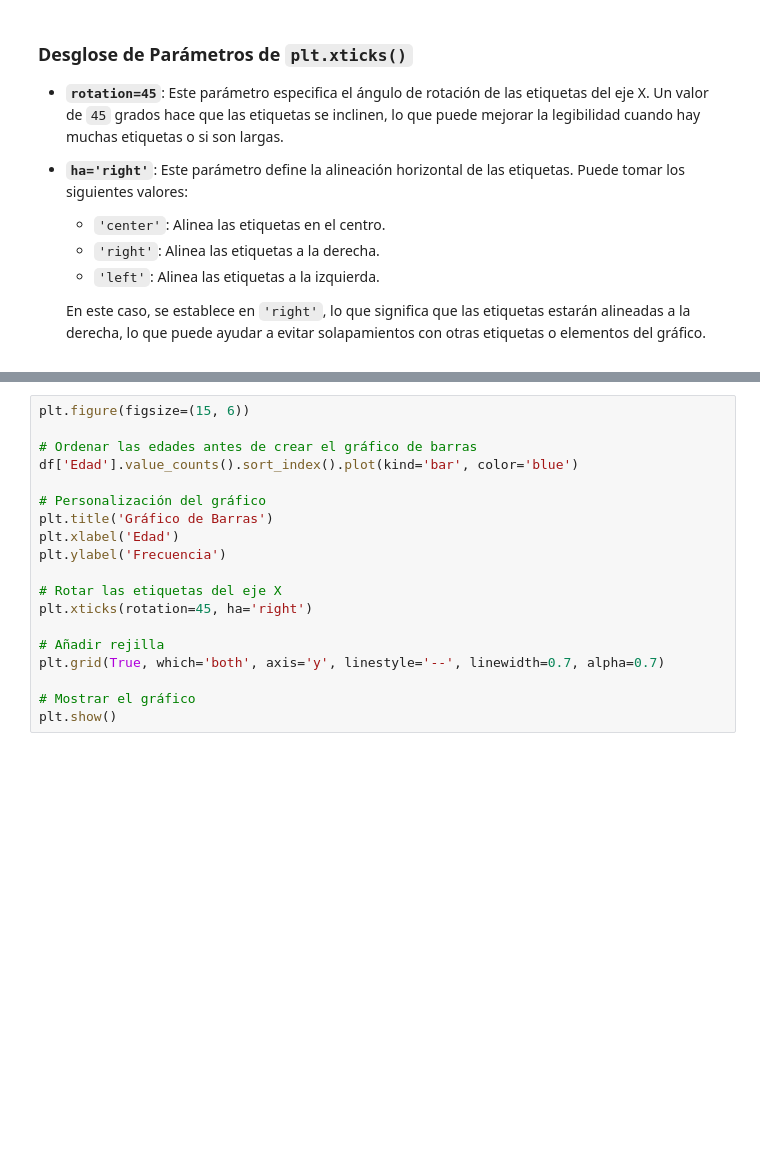
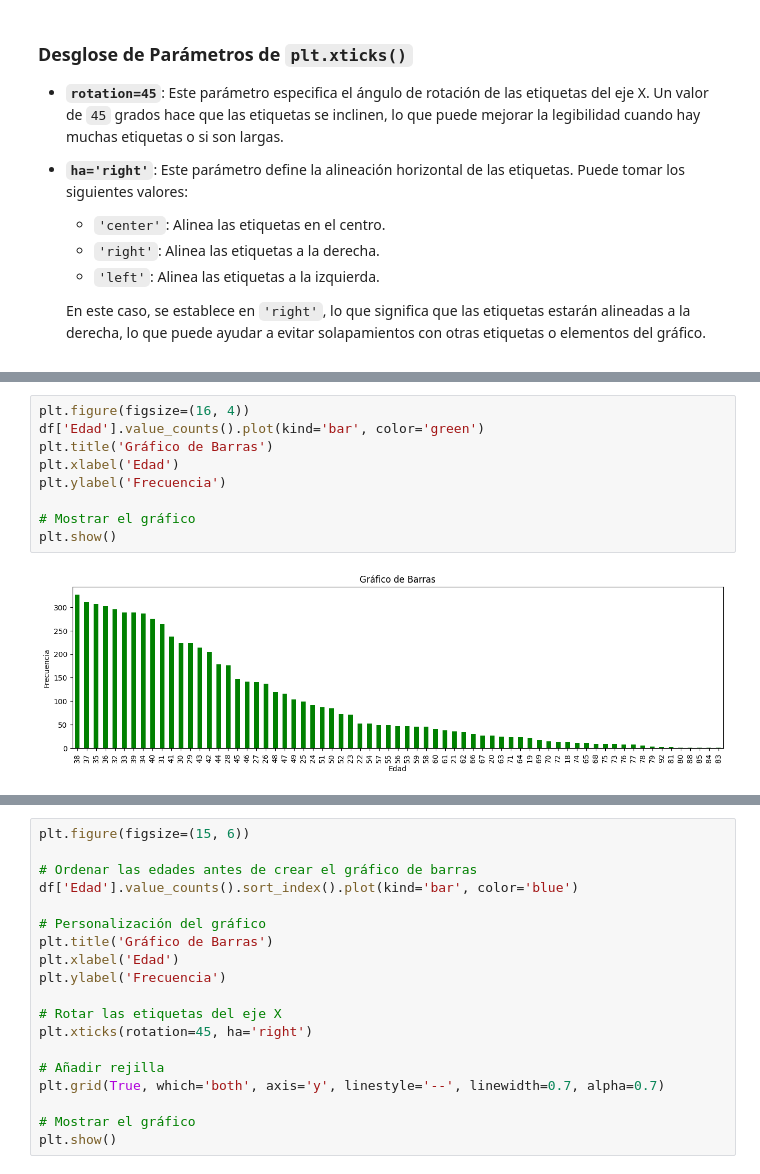
Before and after one commit to jarsmp37/introds, a Jupyter notebook: Clase_8.ipynb, the cells around one changed output, grey strips where cells are left out. Saved outputs shown, nothing was run; the diff lists cells and outputs as text; blank space fills up the shorter version.

```diff
--- a/Clase_8.ipynb
+++ b/Clase_8.ipynb
@@ -91,3 +106,14 @@ Un gráfico de barras se utiliza para visualizar distribuciones de variables cat
+# %%
+plt.figure(figsize=(16, 4))
+df['Edad'].value_counts().plot(kind='bar', color='green')
+plt.title('Gráfico de Barras')
+plt.xlabel('Edad')
+plt.ylabel('Frecuencia')
+
+# Mostrar el gráfico
+plt.show()
+# %% [output]
+[figure, added]
 # %%
 plt.figure(figsize=(15, 6))
 df['Edad'].value_counts().plot(kind='bar', color='green')
```
Also changed, not shown: parts of 16 cells of this notebook, 2 other files.
